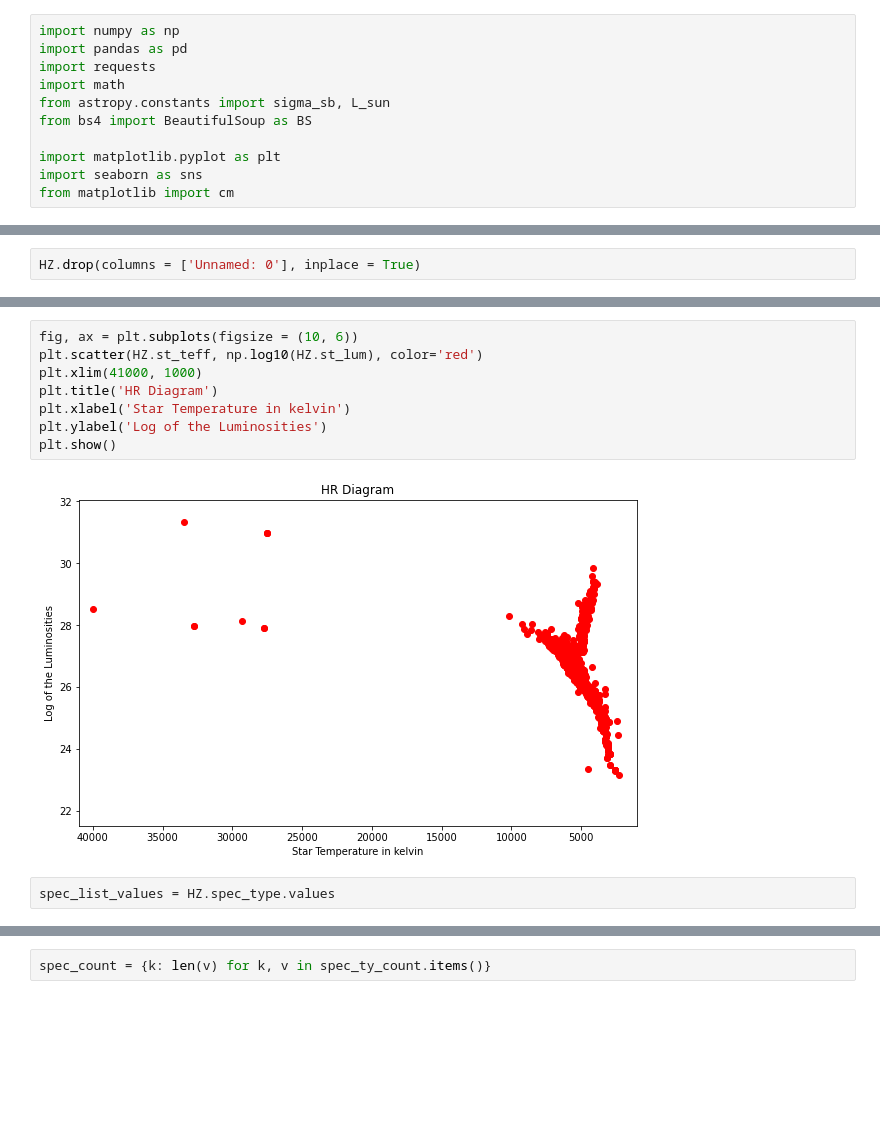
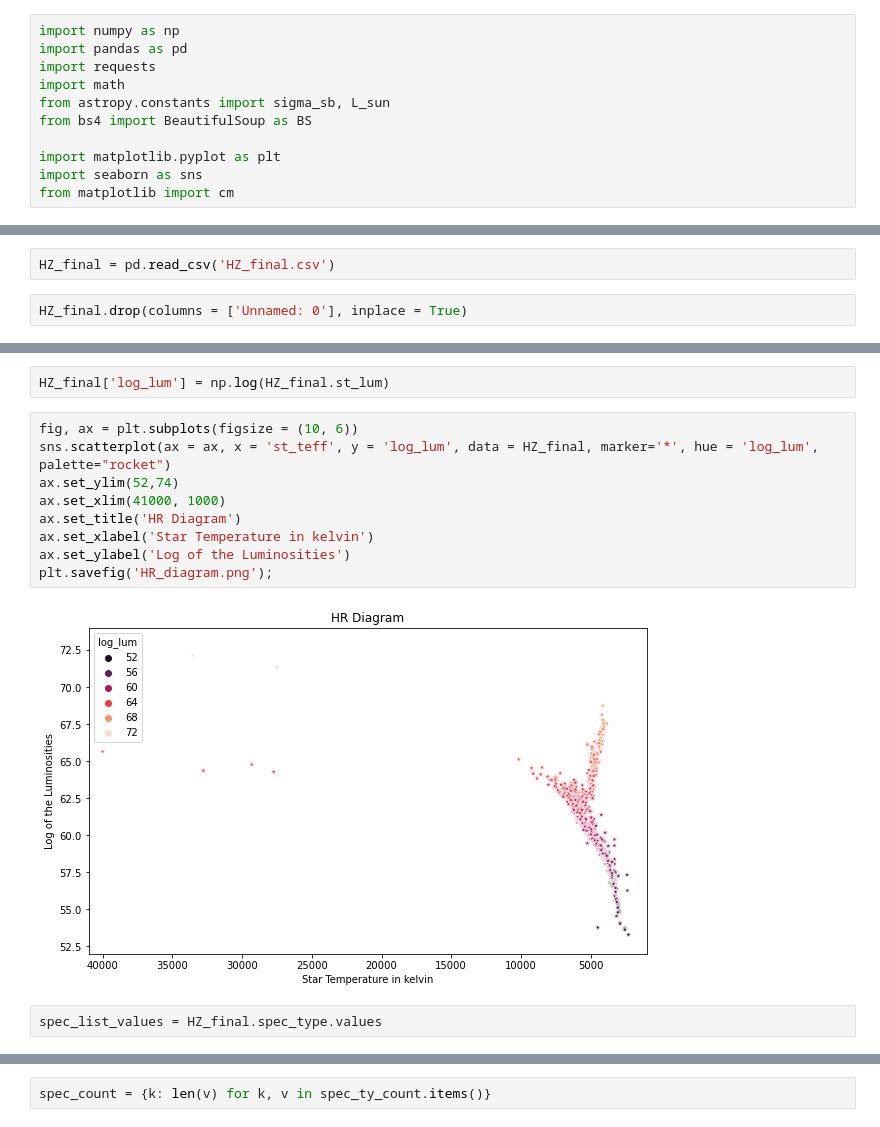
Before and after one commit to Astroraf/habitable_zone, a Jupyter notebook: kepler-confirmed-planets/notebooks/EDA.ipynb, the cells around one changed output, grey strips where cells are left out. Saved outputs shown, nothing was run; the diff lists cells and outputs as text; blank space fills up the shorter version.

```diff
--- a/kepler-confirmed-planets/notebooks/EDA.ipynb
+++ b/kepler-confirmed-planets/notebooks/EDA.ipynb
@@ -14,2 +12,4 @@ HZ = pd.read_csv('HZ')
+# %%
+HZ_final = pd.read_csv('HZ_final.csv')
 # %%
-HZ.drop(columns = ['Unnamed: 0'], inplace = True)
+HZ_final.drop(columns = ['Unnamed: 0'], inplace = True)
@@ -32,15 +32,18 @@ HZ
+# %%
+HZ_final['log_lum'] = np.log(HZ_final.st_lum)
 # %%
 fig, ax = plt.subplots(figsize = (10, 6))
-plt.scatter(HZ.st_teff, np.log10(HZ.st_lum), color='red')
-plt.xlim(41000, 1000)
-plt.title('HR Diagram')
-plt.xlabel('Star Temperature in kelvin')
-plt.ylabel('Log of the Luminosities')
-plt.show()
+sns.scatterplot(ax = ax, x = 'st_teff', y = 'log_lum', data = HZ_final, marker='*', hue = 'log_lum', palette="rocket")
+ax.set_ylim(52,74)
+ax.set_xlim(41000, 1000)
+ax.set_title('HR Diagram')
+ax.set_xlabel('Star Temperature in kelvin')
+ax.set_ylabel('Log of the Luminosities')
+plt.savefig('HR_diagram.png');
 # %% [output]
-[figure, old version]
+[figure, new version]
 # %%
-spec_list_values = HZ.spec_type.values
+spec_list_values = HZ_final.spec_type.values
 # %%
 spec_ty_count = {}
 
```
Also changed, not shown: parts of 19 cells of this notebook, 9 other files.
